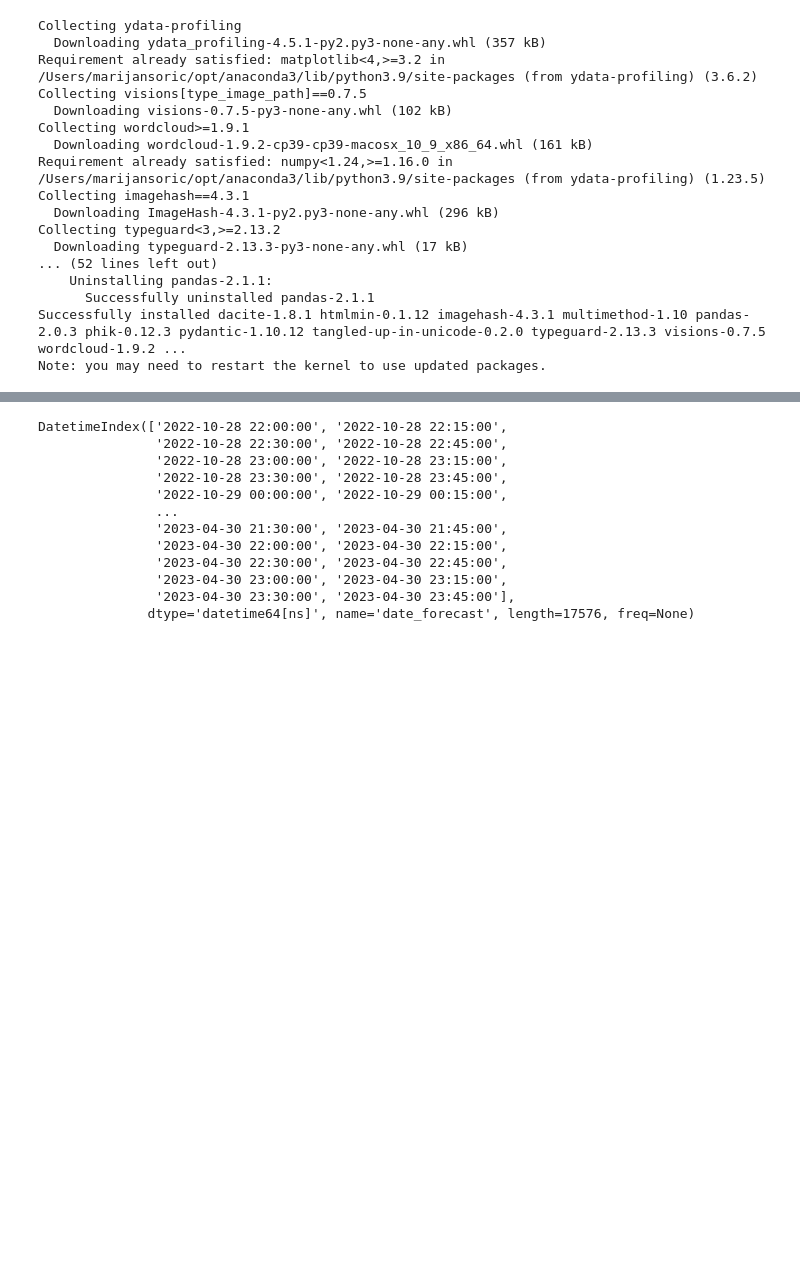
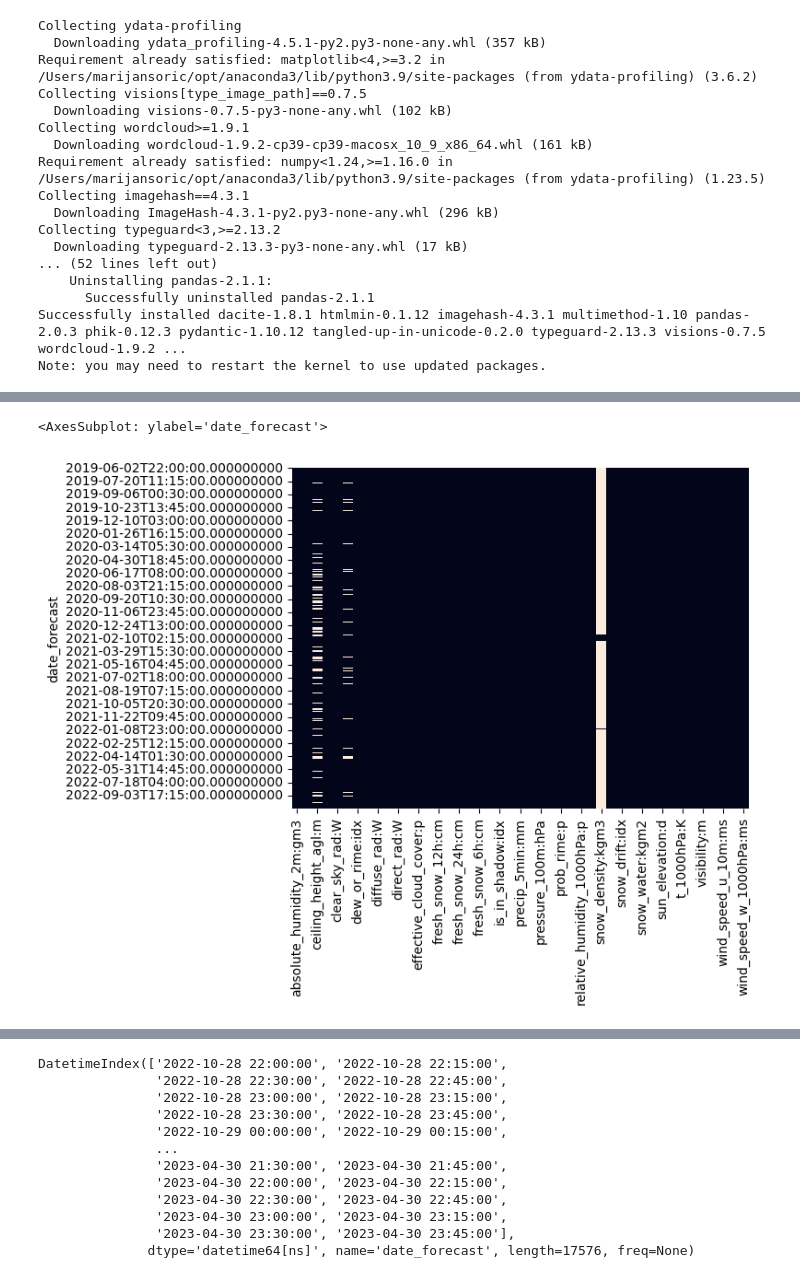
Before and after one commit to soricm/Time-Series-Forecasting-Solar-Energy-Production, a Jupyter notebook: marijan/marijan.ipynb, the cells around one changed output, grey strips where cells are left out. Saved outputs shown, nothing was run; the diff lists cells and outputs as text; code cells hidden in the pictures; blank space fills up the shorter version.

```diff
--- a/marijan/marijan.ipynb
+++ b/marijan/marijan.ipynb
@@ -90,0 +113,5 @@ y = pd.read_csv('y_a.csv', index_col='time', parse_dates=True)
+# %%
+sns.heatmap(X_obs.isna(),cbar=False)
+# %% [output]
+<AxesSubplot: ylabel='date_forecast'>
+[figure, added]
```
Also changed, not shown: parts of 23 cells of this notebook, 2 other files.
